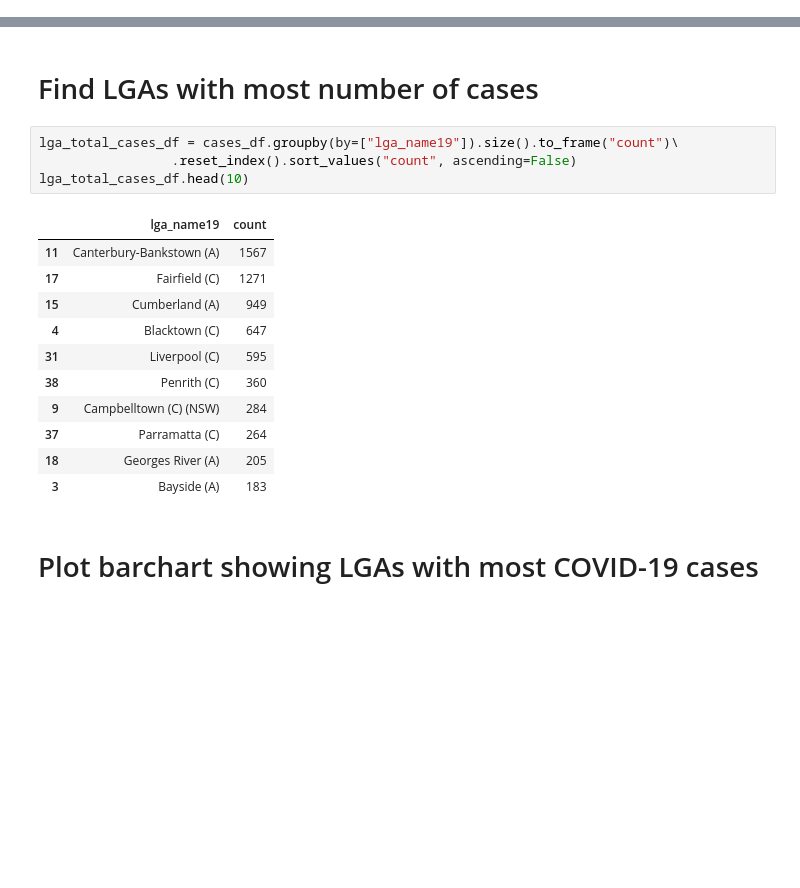
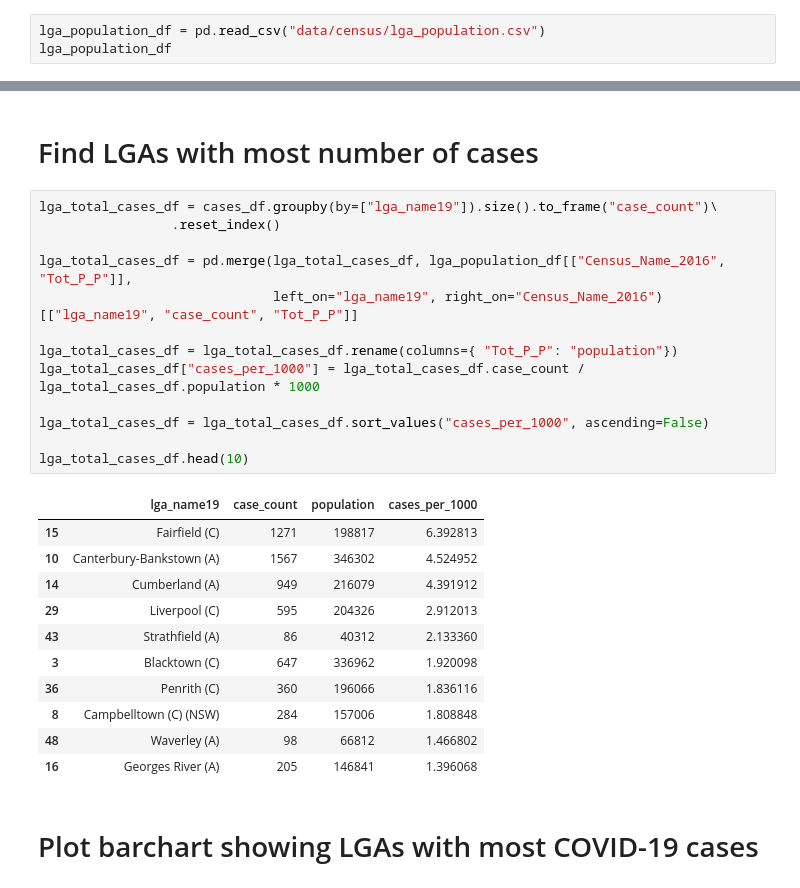
Before and after one commit to maxim75/data-visualization, a Jupyter notebook: notebooks/COVID_data_1.ipynb, the cells around one changed output, grey strips where cells are left out. Cells and saved outputs as stored; diff of their text form; blank space fills up the shorter version.

```diff
--- a/notebooks/COVID_data_1.ipynb
+++ b/notebooks/COVID_data_1.ipynb
@@ -28,0 +31,3 @@ cases_df = cases_df[(cases_df.notification_date >= start_date) & (cases_df.notif
+# %%
+lga_population_df = pd.read_csv("data/census/lga_population.csv")
+lga_population_df
@@ -29,21 +48,30 @@ cases_df = cases_df[(cases_df.notification_date >= start_date) & (cases_df.notif
 # %% [markdown]
 # Find LGAs with most number of cases
 # %%
-lga_total_cases_df = cases_df.groupby(by=["lga_name19"]).size().to_frame("count")\
-                 .reset_index().sort_values("count", ascending=False)
+lga_total_cases_df = cases_df.groupby(by=["lga_name19"]).size().to_frame("case_count")\
+                 .reset_index()
+
+lga_total_cases_df = pd.merge(lga_total_cases_df, lga_population_df[["Census_Name_2016", "Tot_P_P"]],
+                              left_on="lga_name19", right_on="Census_Name_2016")[["lga_name19", "case_count", "Tot_P_P"]]
+
+lga_total_cases_df = lga_total_cases_df.rename(columns={ "Tot_P_P": "population"})
+lga_total_cases_df["cases_per_1000"] = lga_total_cases_df.case_count / lga_total_cases_df.population * 1000
+
+lga_total_cases_df = lga_total_cases_df.sort_values("cases_per_1000", ascending=False)
+
 lga_total_cases_df.head(10)
 # %% [output]
-|  | lga_name19 | count |
-| 11 | Canterbury-Bankstown (A) | 1567 |
-| 17 | Fairfield (C) | 1271 |
-| 15 | Cumberland (A) | 949 |
-| 4 | Blacktown (C) | 647 |
-| 31 | Liverpool (C) | 595 |
-| 38 | Penrith (C) | 360 |
-| 9 | Campbelltown (C) (NSW) | 284 |
-| 37 | Parramatta (C) | 264 |
-| 18 | Georges River (A) | 205 |
-| 3 | Bayside (A) | 183 |
+|  | lga_name19 | case_count | population | cases_per_1000 |
+| 15 | Fairfield (C) | 1271 | 198817 | 6.392813 |
+| 10 | Canterbury-Bankstown (A) | 1567 | 346302 | 4.524952 |
+| 14 | Cumberland (A) | 949 | 216079 | 4.391912 |
+| 29 | Liverpool (C) | 595 | 204326 | 2.912013 |
+| 43 | Strathfield (A) | 86 | 40312 | 2.133360 |
+| 3 | Blacktown (C) | 647 | 336962 | 1.920098 |
+| 36 | Penrith (C) | 360 | 196066 | 1.836116 |
+| 8 | Campbelltown (C) (NSW) | 284 | 157006 | 1.808848 |
+| 48 | Waverley (A) | 98 | 66812 | 1.466802 |
+| 16 | Georges River (A) | 205 | 146841 | 1.396068 |
 # %% [markdown]
 # Plot barchart showing LGAs with most COVID-19 cases
 # %%
```
Also changed, not shown: parts of 6 cells of this notebook, 2 other files.
